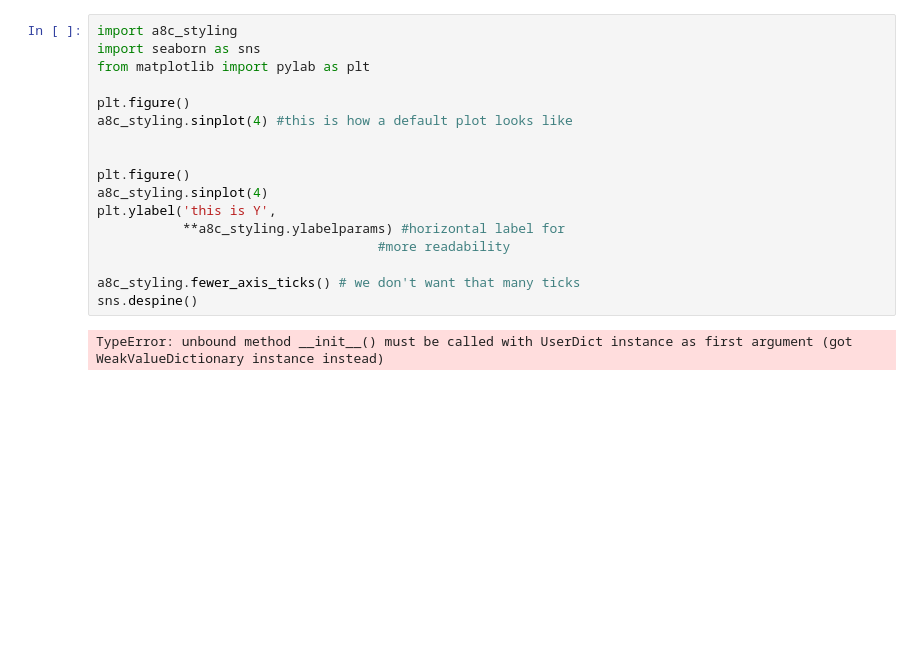
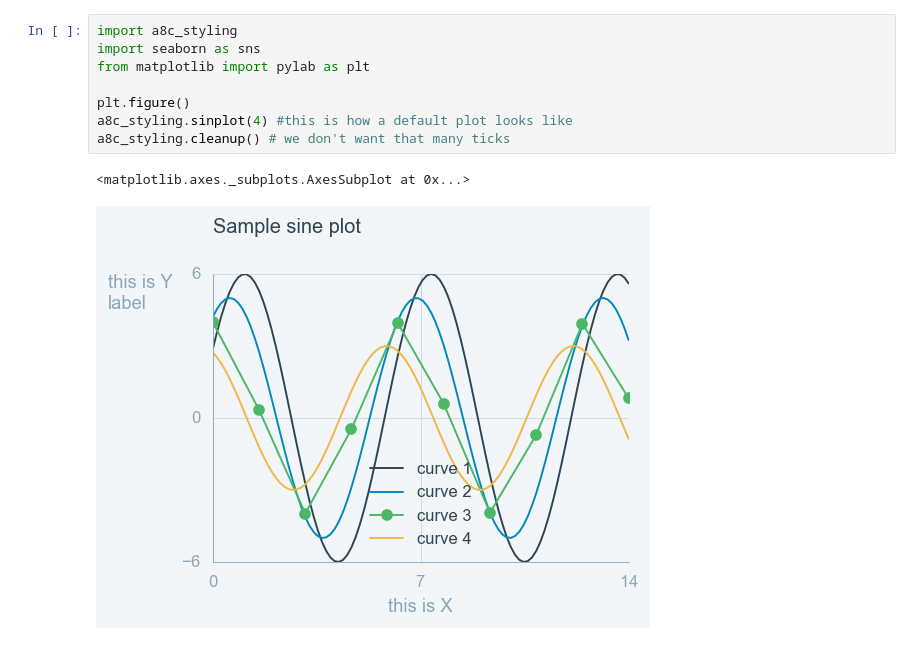
Before and after one commit to Automattic/automattic_visualization_setup, a Jupyter notebook: a8c_styling.ipynb, the cells around one changed output. Drawn from its saved outputs; the diff is of its cells as text; blank space fills up the shorter version.

```diff
--- a/a8c_styling.ipynb
+++ b/a8c_styling.ipynb
@@ -22,19 +1,11 @@ ImportError: No module named moves
 # %%
 import a8c_styling
 import seaborn as sns
 from matplotlib import pylab as plt
 
 plt.figure()
 a8c_styling.sinplot(4) #this is how a default plot looks like
-
-
-plt.figure()
-a8c_styling.sinplot(4)
-plt.ylabel('this is Y',
-           **a8c_styling.ylabelparams) #horizontal label for
-                                    #more readability
-
-a8c_styling.fewer_axis_ticks() # we don't want that many ticks
-sns.despine()
+a8c_styling.cleanup() # we don't want that many ticks
 # %% [output]
-TypeError: unbound method __init__() must be called with UserDict instance as first argument (got WeakValueDictionary instance instead)
+<matplotlib.axes._subplots.AxesSubplot at 0x...>
+[figure, added]
```
Also changed, not shown: parts of 8 cells of this notebook, 1 other file.
